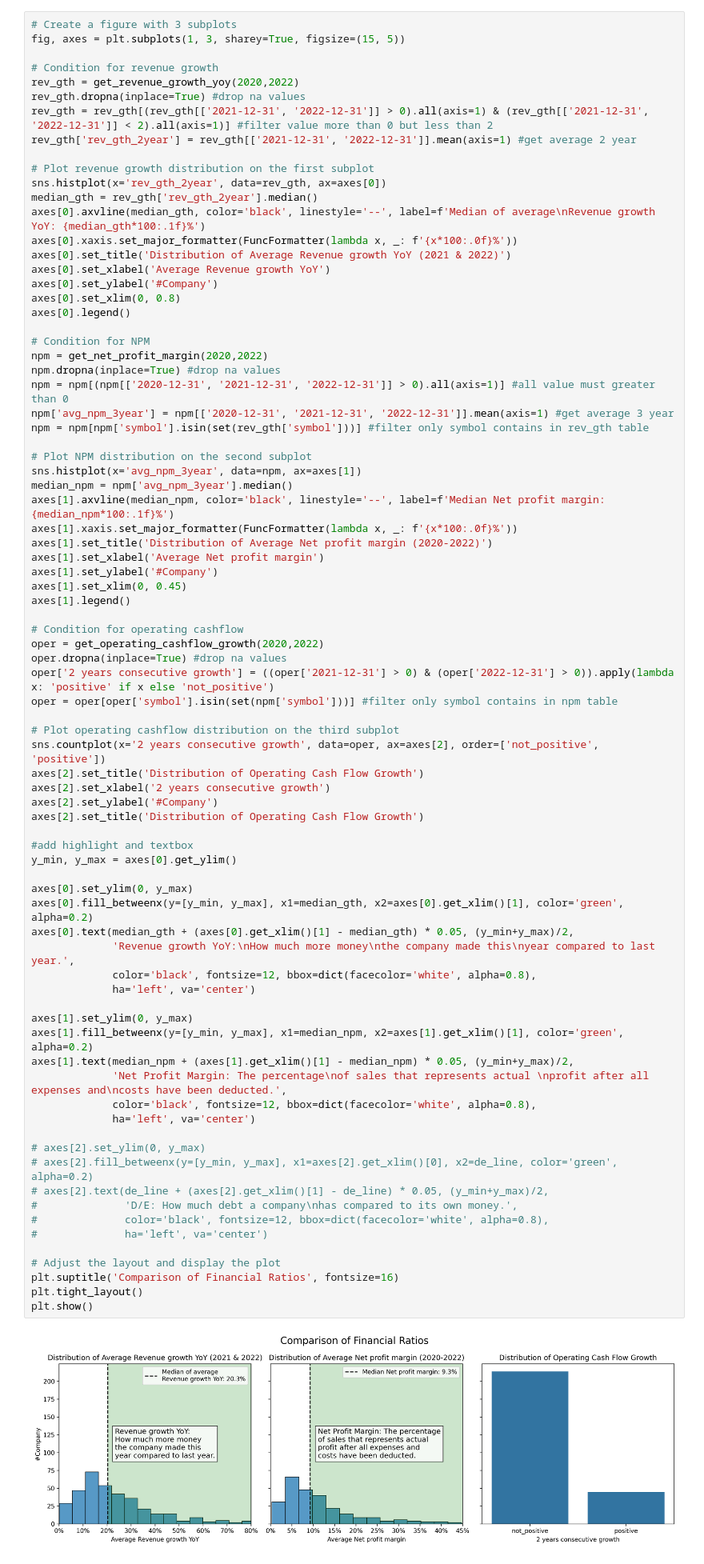
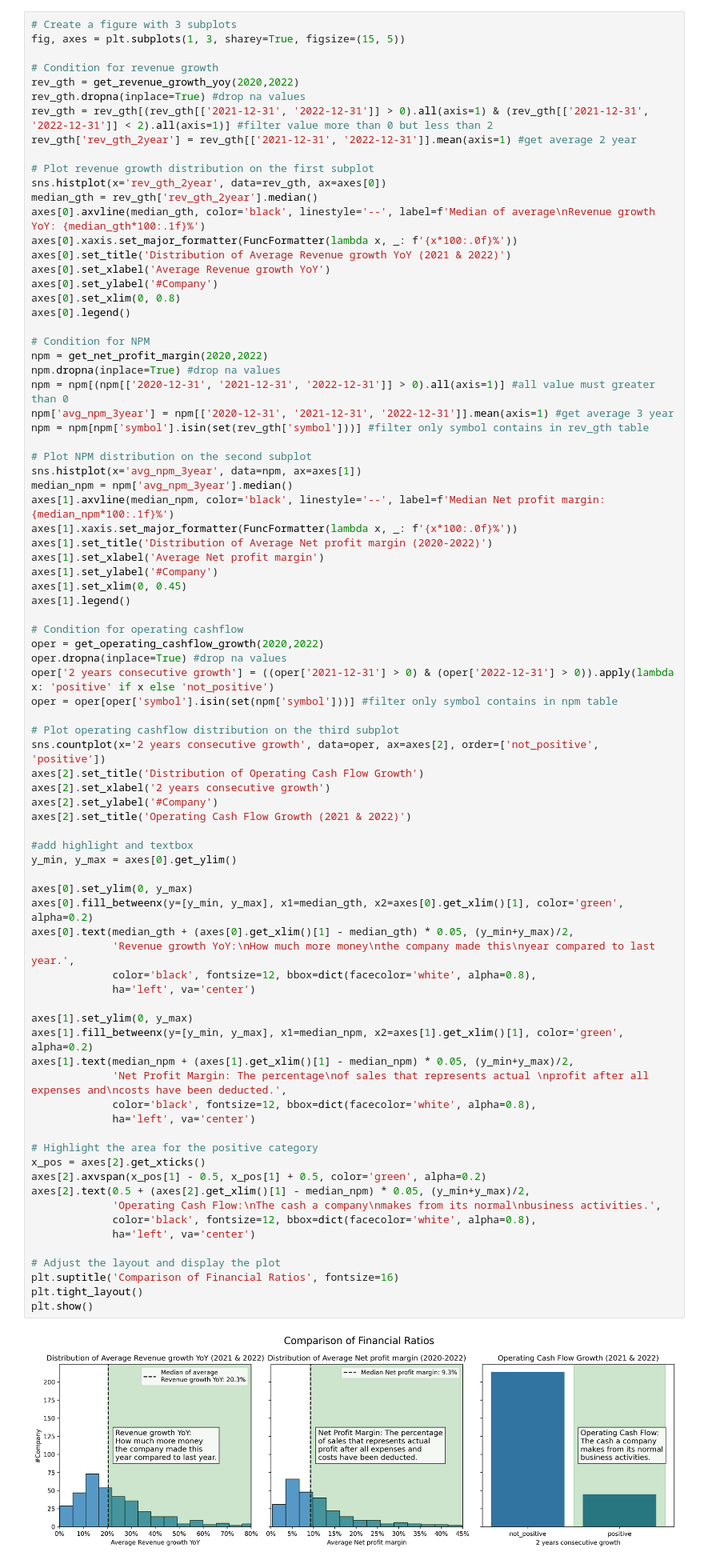
Before and after one commit to suparuek2405/Stock-screening-with-python, a Jupyter notebook: Group_assignment_Tacocat_set_yfinance.ipynb, the cells around one changed output. Shown at 80% size. Drawn from its saved outputs; the diff is of its cells as text.

```diff
--- a/Group_assignment_Tacocat_set_yfinance.ipynb
+++ b/Group_assignment_Tacocat_set_yfinance.ipynb
@@ -764,38 +764,39 @@ oper = oper[oper['symbol'].isin(set(npm['symbol']))] #filter only symbol contain
 
 # Plot operating cashflow distribution on the third subplot
 sns.countplot(x='2 years consecutive growth', data=oper, ax=axes[2], order=['not_positive', 'positive'])
 axes[2].set_title('Distribution of Operating Cash Flow Growth')
 axes[2].set_xlabel('2 years consecutive growth')
 axes[2].set_ylabel('#Company')
-axes[2].set_title('Distribution of Operating Cash Flow Growth')
+axes[2].set_title('Operating Cash Flow Growth (2021 & 2022)')
 
 #add highlight and textbox
 y_min, y_max = axes[0].get_ylim()
 
 axes[0].set_ylim(0, y_max)
 axes[0].fill_betweenx(y=[y_min, y_max], x1=median_gth, x2=axes[0].get_xlim()[1], color='green', alpha=0.2)
 axes[0].text(median_gth + (axes[0].get_xlim()[1] - median_gth) * 0.05, (y_min+y_max)/2,
              'Revenue growth YoY:\nHow much more money\nthe company made this\nyear compared to last year.',
              color='black', fontsize=12, bbox=dict(facecolor='white', alpha=0.8),
              ha='left', va='center')
 
 axes[1].set_ylim(0, y_max)
 axes[1].fill_betweenx(y=[y_min, y_max], x1=median_npm, x2=axes[1].get_xlim()[1], color='green', alpha=0.2)
 axes[1].text(median_npm + (axes[1].get_xlim()[1] - median_npm) * 0.05, (y_min+y_max)/2,
              'Net Profit Margin: The percentage\nof sales that represents actual \nprofit after all expenses and\ncosts have been deducted.',
              color='black', fontsize=12, bbox=dict(facecolor='white', alpha=0.8),
              ha='left', va='center')
 
-# axes[2].set_ylim(0, y_max)
-# axes[2].fill_betweenx(y=[y_min, y_max], x1=axes[2].get_xlim()[0], x2=de_line, color='green', alpha=0.2)
-# axes[2].text(de_line + (axes[2].get_xlim()[1] - de_line) * 0.05, (y_min+y_max)/2,
-#              'D/E: How much debt a company\nhas compared to its own money.',
-#              color='black', fontsize=12, bbox=dict(facecolor='white', alpha=0.8),
-#              ha='left', va='center')
+# Highlight the area for the positive category
+x_pos = axes[2].get_xticks()
+axes[2].axvspan(x_pos[1] - 0.5, x_pos[1] + 0.5, color='green', alpha=0.2)
+axes[2].text(0.5 + (axes[2].get_xlim()[1] - median_npm) * 0.05, (y_min+y_max)/2,
+             'Operating Cash Flow:\nThe cash a company\nmakes from its normal\nbusiness activities.',
+             color='black', fontsize=12, bbox=dict(facecolor='white', alpha=0.8),
+             ha='left', va='center')
 
 # Adjust the layout and display the plot
 plt.suptitle('Comparison of Financial Ratios', fontsize=16)
 plt.tight_layout()
 plt.show()
 # %% [output]
-[figure, old version]
+[figure, new version]
```
Also changed, not shown: parts of 3 cells of this notebook.
